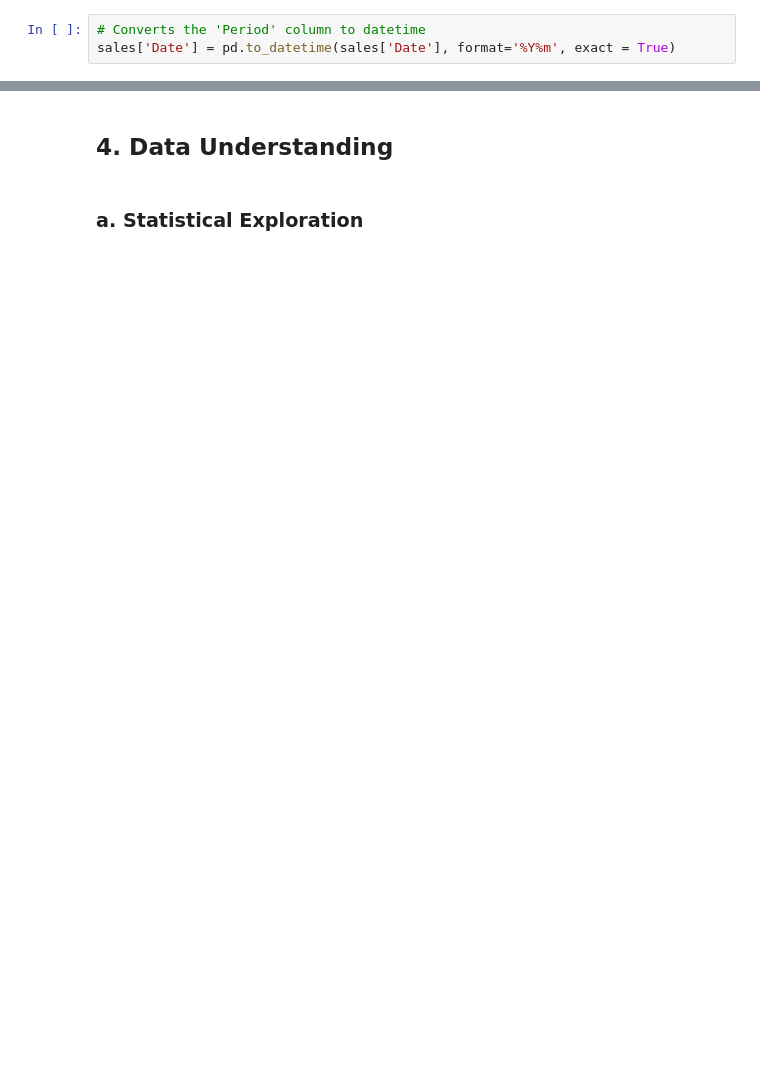
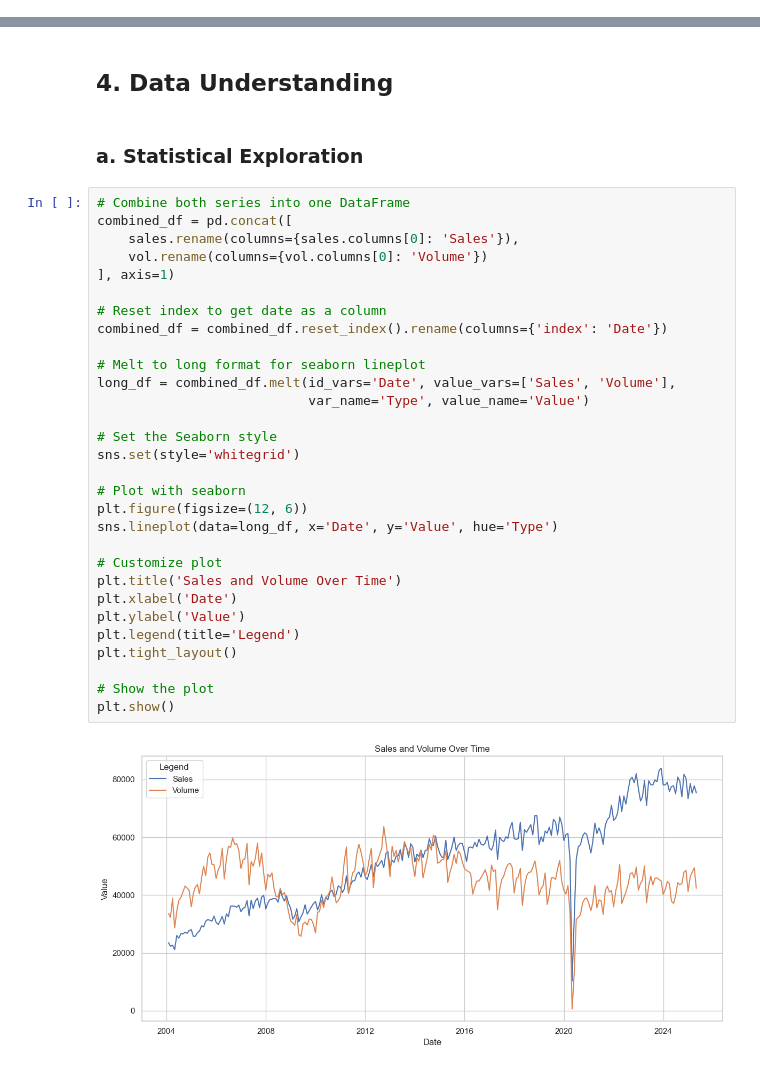
Before and after one commit to MahlatsiM/HonoursResearch, a Jupyter notebook: Car_Pred_2.0.ipynb, the cells around one changed output, grey strips where cells are left out. Drawn from its saved outputs; the diff is of its cells as text; blank space fills up the shorter version.

Commit message:
Google trends Plots 1st Stage

```diff
--- a/Car_Pred_2.0.ipynb
+++ b/Car_Pred_2.0.ipynb
@@ -251,3 +253,0 @@ sales
-# %%
-# Converts the 'Period' column to datetime
-sales['Date'] = pd.to_datetime(sales['Date'], format='%Y%m', exact = True)
@@ -258,3 +255,35 @@ KeyError: 'Period'
 ## 4. Data Understanding
 # %% [markdown]
 ### a. Statistical Exploration
+# %%
+# Combine both series into one DataFrame
+combined_df = pd.concat([
+    sales.rename(columns={sales.columns[0]: 'Sales'}),
+    vol.rename(columns={vol.columns[0]: 'Volume'})
+], axis=1)
+
+# Reset index to get date as a column
+combined_df = combined_df.reset_index().rename(columns={'index': 'Date'})
+
+# Melt to long format for seaborn lineplot
+long_df = combined_df.melt(id_vars='Date', value_vars=['Sales', 'Volume'],
+                           var_name='Type', value_name='Value')
+
+# Set the Seaborn style
+sns.set(style='whitegrid')
+
+# Plot with seaborn
+plt.figure(figsize=(12, 6))
+sns.lineplot(data=long_df, x='Date', y='Value', hue='Type')
+
+# Customize plot
+plt.title('Sales and Volume Over Time')
+plt.xlabel('Date')
+plt.ylabel('Value')
+plt.legend(title='Legend')
+plt.tight_layout()
+
+# Show the plot
+plt.show()
+# %% [output]
+[figure, added]
```
Also changed, not shown: parts of 7 cells of this notebook.
